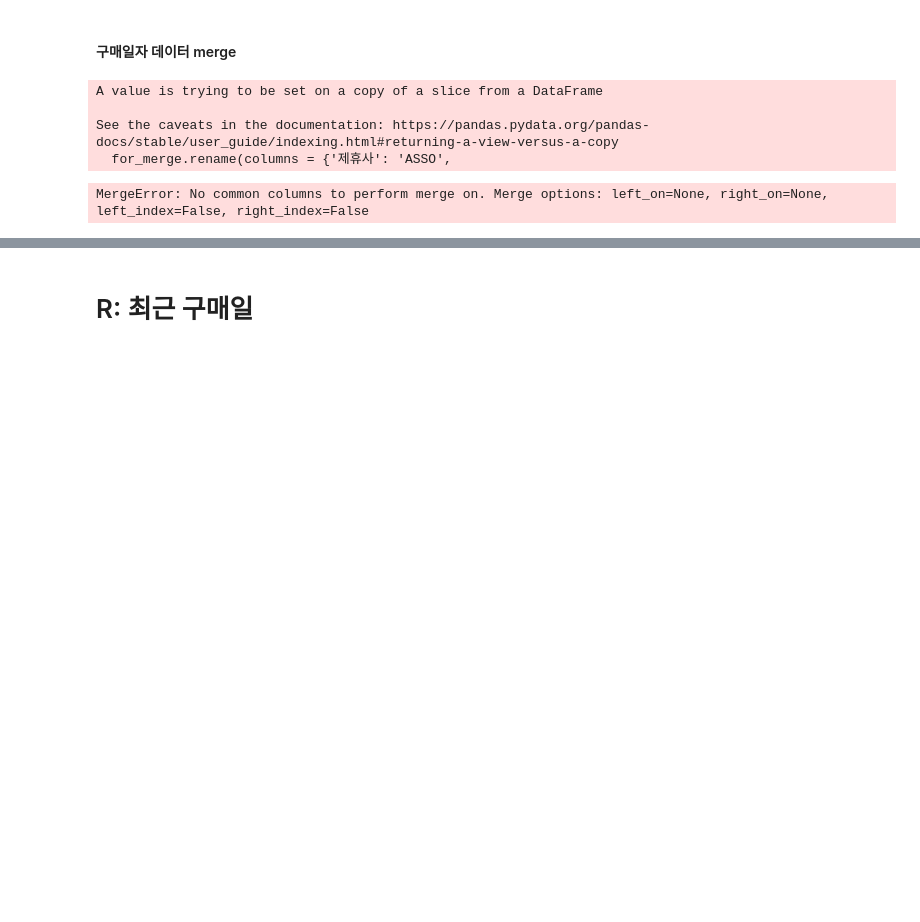
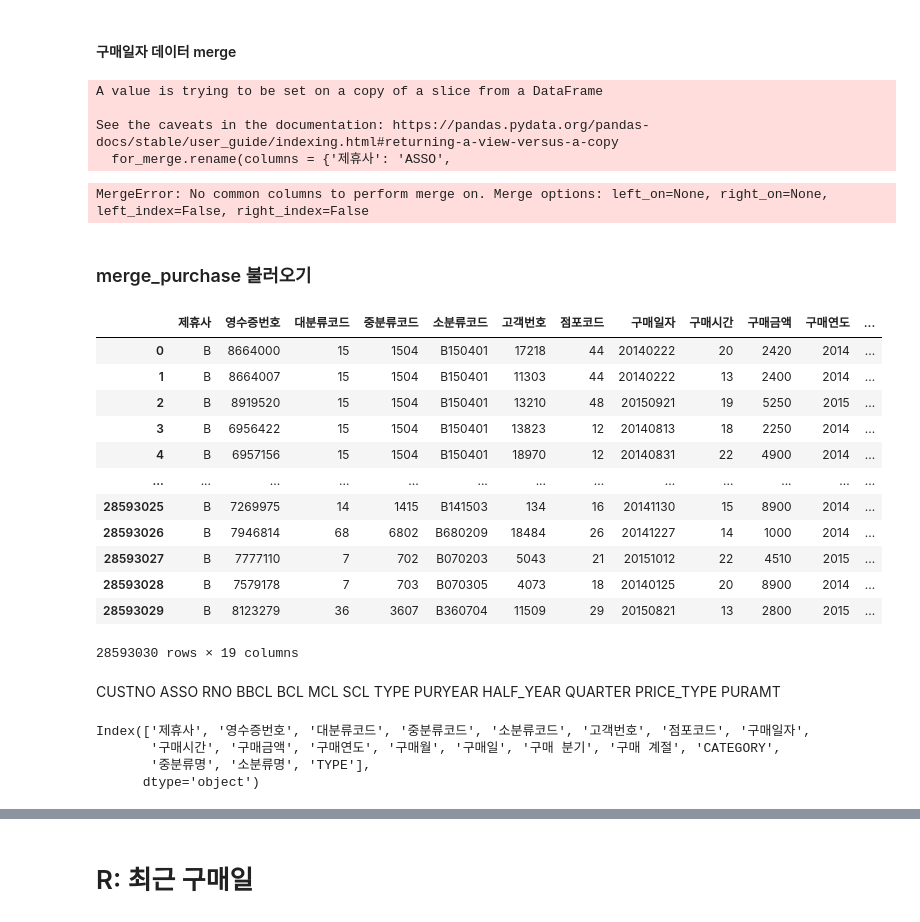
Before and after one commit to leejunghyunA/second_projects, a Jupyter notebook: RFM.ipynb, the cells around one changed output, grey strips where cells are left out. Drawn from its saved outputs; the diff is of its cells as text; code cells hidden in the pictures; blank space fills up the shorter version.

```diff
--- a/RFM.ipynb
+++ b/RFM.ipynb
@@ -86,3 +86,33 @@ cust_유지_merge = pd.merge(cust_유지_purchase, cust_유지, how = 'outer')
 cust_유지_merge
 # %% [output]
 MergeError: No common columns to perform merge on. Merge options: left_on=None, right_on=None, left_index=False, right_index=False
+# %% [markdown]
+### merge_purchase 불러오기
+# %%
+import pandas as pd
+
+merge_pro = pd.read_csv('C:/cakd7/2차 프로젝트/merge_purchase.csv', index_col = 0)
+merge_pro
+# %% [output]
+|  | 제휴사 | 영수증번호 | 대분류코드 | 중분류코드 | 소분류코드 | 고객번호 | 점포코드 | 구매일자 | 구매시간 | 구매금액 | 구매연도 | ... |
+| 0 | B | 8664000 | 15 | 1504 | B150401 | 17218 | 44 | 20140222 | 20 | 2420 | 2014 | ... |
+| 1 | B | 8664007 | 15 | 1504 | B150401 | 11303 | 44 | 20140222 | 13 | 2400 | 2014 | ... |
+| 2 | B | 8919520 | 15 | 1504 | B150401 | 13210 | 48 | 20150921 | 19 | 5250 | 2015 | ... |
+| 3 | B | 6956422 | 15 | 1504 | B150401 | 13823 | 12 | 20140813 | 18 | 2250 | 2014 | ... |
+| 4 | B | 6957156 | 15 | 1504 | B150401 | 18970 | 12 | 20140831 | 22 | 4900 | 2014 | ... |
+| ... | ... | ... | ... | ... | ... | ... | ... | ... | ... | ... | ... | ... |
+| 28593025 | B | 7269975 | 14 | 1415 | B141503 | 134 | 16 | 20141130 | 15 | 8900 | 2014 | ... |
+| 28593026 | B | 7946814 | 68 | 6802 | B680209 | 18484 | 26 | 20141227 | 14 | 1000 | 2014 | ... |
+| 28593027 | B | 7777110 | 7 | 702 | B070203 | 5043 | 21 | 20151012 | 22 | 4510 | 2015 | ... |
+| 28593028 | B | 7579178 | 7 | 703 | B070305 | 4073 | 18 | 20140125 | 20 | 8900 | 2014 | ... |
+| 28593029 | B | 8123279 | 36 | 3607 | B360704 | 11509 | 29 | 20150821 | 13 | 2800 | 2015 | ... |
+28593030 rows × 19 columns
+# %% [markdown]
+CUSTNO	ASSO	RNO	BBCL	BCL	MCL	SCL	TYPE	PURYEAR	HALF_YEAR	QUARTER	PRICE_TYPE	PURAMT
+# %%
+merge_pro.columns
+# %% [output]
+Index(['제휴사', '영수증번호', '대분류코드', '중분류코드', '소분류코드', '고객번호', '점포코드', '구매일자',
+       '구매시간', '구매금액', '구매연도', '구매월', '구매일', '구매 분기', '구매 계절', 'CATEGORY',
+       '중분류명', '소분류명', 'TYPE'],
+      dtype='object')
```
Also changed, not shown: parts of 10 cells of this notebook.
